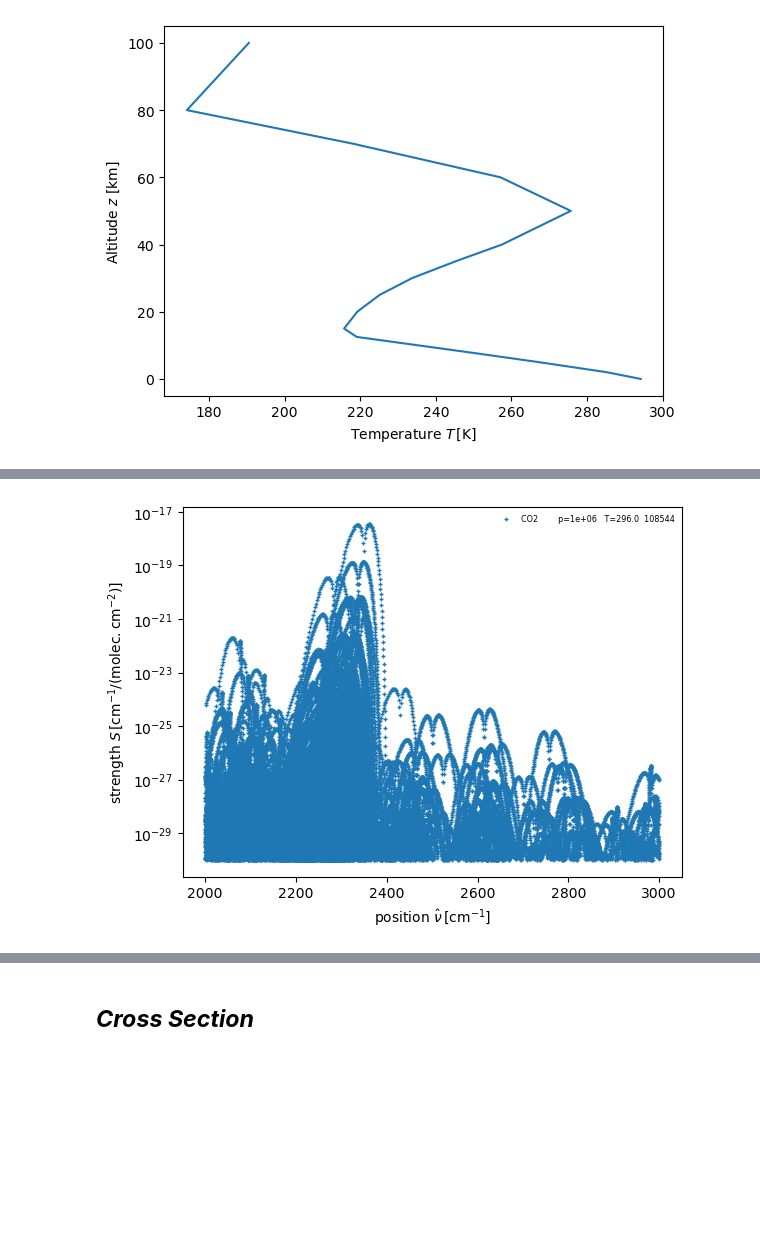
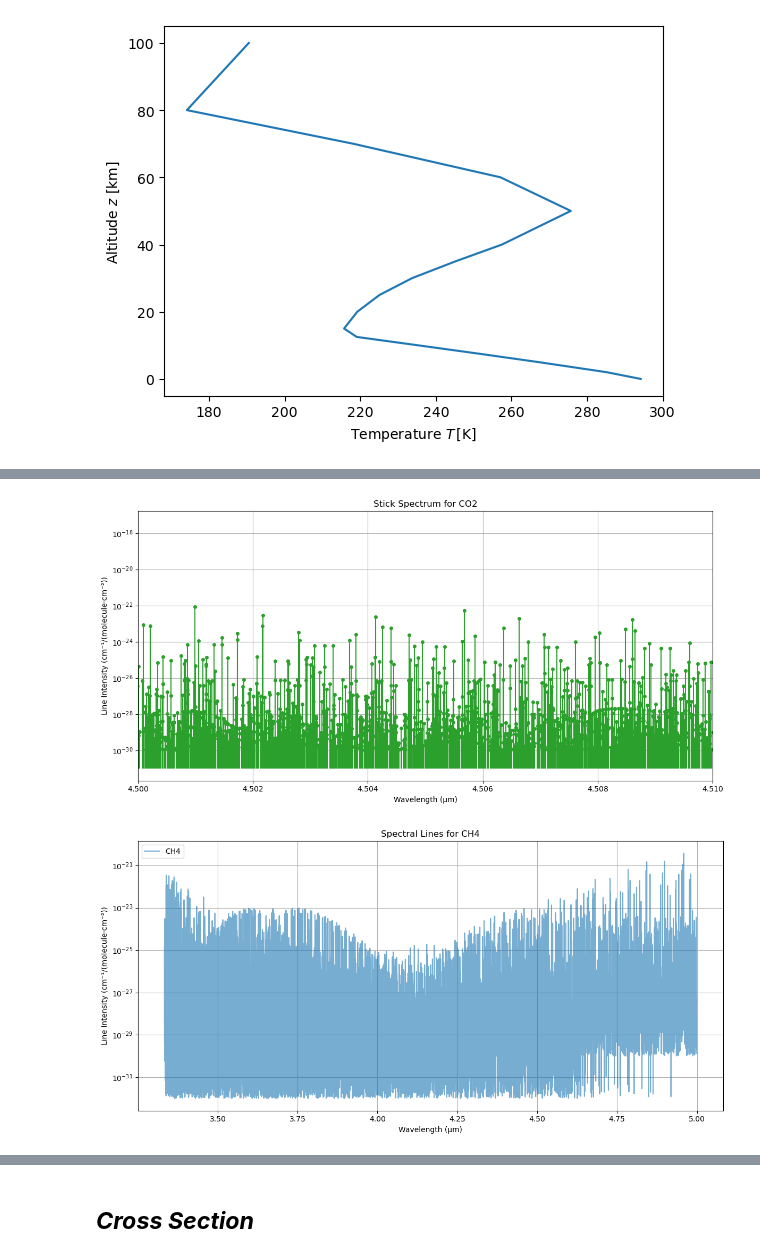
Before and after one commit to Jleon13/Py4cats_Tinkering, a Jupyter notebook: forward.ipynb, the cells around one changed output, grey strips where cells are left out. Cells and saved outputs as stored; diff of their text form; code cells hidden in the pictures; blank space fills up the shorter version.

```diff
--- a/forward.ipynb
+++ b/forward.ipynb
@@ -79,4 +396,62 @@ atlas(dll['CO'])
+# %%
+import numpy as np
+import matplotlib.pyplot as plt
+
+# Extrae datos de O3
+molecule = 'CO2'
+lines = dll[molecule]
+wavenumbers = lines['v']    # números de onda [cm⁻¹]
+intensities  = lines['S']   # intensidades de línea
+
+# Convierte a longitud de onda [µm]
+wavelengths = 1e4 / wavenumbers
+
+# Ordena
+idx = np.argsort(wavelengths)
+wavelengths = wavelengths[idx]
+intensities = intensities[idx]
+
+# Línea base para los "palitos" (puede ser cero, o un poco por debajo del mínimo)
+baseline = np.min(intensities) * 0.1
+
+# Dibuja los "sticks"
+fig, ax = plt.subplots(figsize=(12,6))
+ax.vlines(wavelengths, ymin=baseline, ymax=intensities, color='C02')
+# Si quieres solo los palitos y no puntos, omites plot(...)
+# Si quieres además los marcadores arriba:
+ax.plot(wavelengths, intensities, 'o', color='C02', ms=4)
+
+ax.set_yscale('log')
+ax.set_xlabel('Wavelength (µm)')
+ax.set_ylabel('Line Intensity (cm⁻¹/(molecule⋅cm⁻²))')
+ax.set_title(f'Stick Spectrum for {molecule}')
+ax.grid(True)
+ax.set_xlim(4.50, 4.51)   # equivalente a 3.3336–3.3337 µm
+plt.tight_layout()
+plt.show()
+# %% [output]
+[figure, added]
 # %%
-atlas(dll['CO2'])
+import numpy as np
+
+import matplotlib.pyplot as plt
+
+plt.figure(figsize=(12, 6))
+
+# Extract data for O3 only
+molecule = 'CH4'
+lines = dll[molecule]
+
+# Plot with lines connecting points
+plt.semilogy(wavelengths, intensities, '-', label=molecule, alpha=0.6)
+
+plt.xlabel('Wavelength (µm)')
+plt.ylabel('Line Intensity (cm⁻¹/(molecule⋅cm⁻²))')
+plt.title('Spectral Lines for CH4')
+plt.legend()
+plt.grid(True)
+#plt.xlim(3.3, 4.0)
+plt.tight_layout()
+plt.show()
 # %% [output]
-[figure, old version]
+[figure, new version]
```
Also changed, not shown: parts of 50 cells of this notebook.
